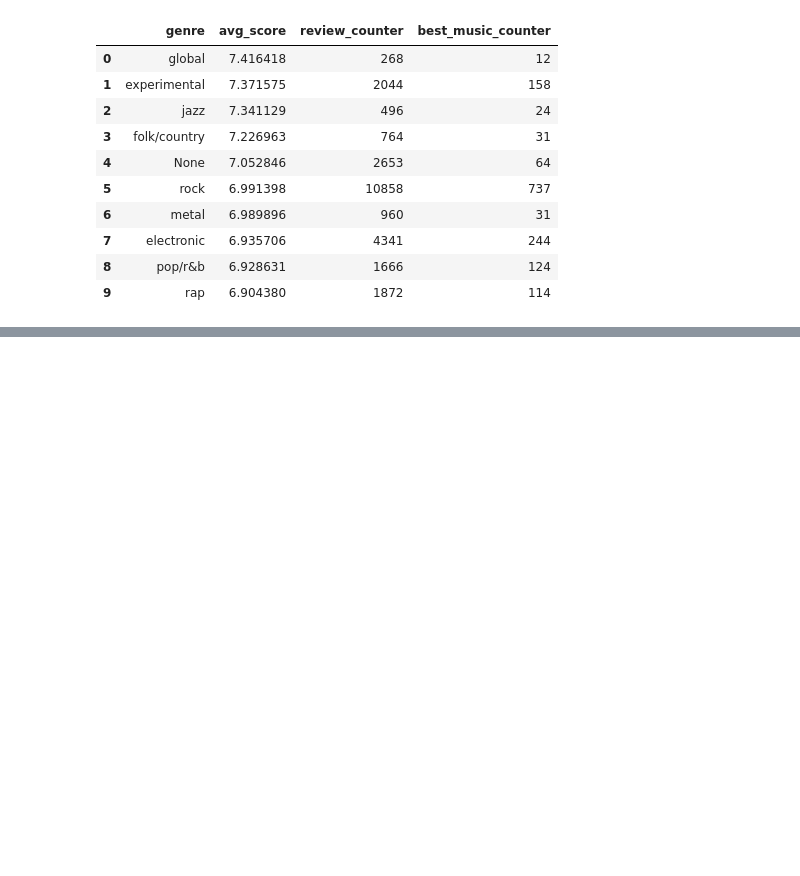
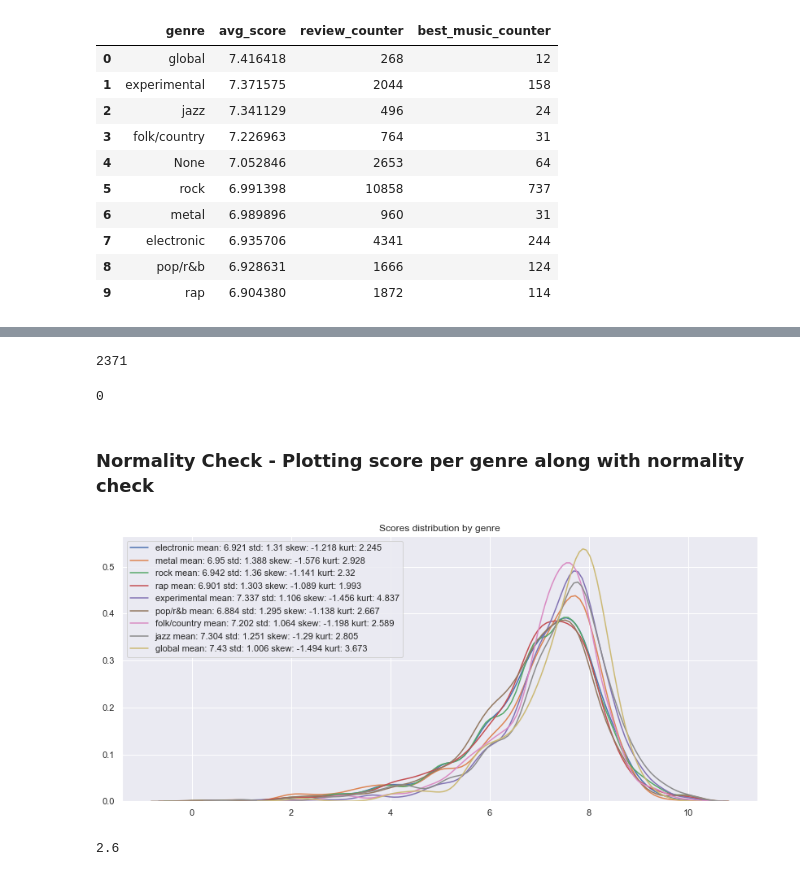
Before and after one commit to lindseyberlin/Revised-Module-3-Project, a Jupyter notebook: Question1 - Bias by Genre.ipynb, the cells around one changed output, grey strips where cells are left out. Saved outputs shown, nothing was run; the diff lists cells and outputs as text; code cells hidden in the pictures; blank space fills up the shorter version.

```diff
--- a/Question1 - Bias by Genre.ipynb
+++ b/Question1 - Bias by Genre.ipynb
@@ -68,0 +160,51 @@ df.head()
+# %%
+# Looking at NA genre values
+reviews_df.genre.isna().sum()
+
+# Observations : There is 2371 reviews with no genre assigned. This is quite large compared with the total
+# number of reviews. Normally we wouldn't remove them but as we are conducting an analysis on genre we are going to
+# remove them. No genre would not allow us to say if there is a bias on genre.
+# %% [output]
+2371
+# %%
+# Removing reviews with no genre assigned
+reviews_df.dropna(subset=['genre'], inplace=True)
+reviews_df.genre.isna().sum()
+# %% [output]
+0
+# %% [markdown]
+### Normality Check - Plotting score per genre along with normality check
+# %%
+# Display scoring distribution by genre to see significant effect size in distribution means.
+
+# Retrieve and store list of genres
+genres = reviews_df['genre'].unique()
+
+# Define our plot function
+def plot_distribution(ds: pd.DataFrame, label: str):
+    '''
+    Plot pandas DataSerie distribution along with the skewness and kurtosis measure.
+    '''
+    # skewness and kurtosis
+    skew = round(stats.skew(ds), 3)
+    kurtosis = round(stats.kurtosis(ds), 3)
+
+    # Mean and variance
+    mu = round(ds.mean(), 3)
+    std = round(ds.std(), 3)
+
+    # Plot dataset distribution
+    sns.kdeplot(ds, label='{} mean: {} std: {} skew: {} kurt: {}'.format(label, mu, std, skew, kurtosis))
+
+# Plot our genre distributions
+fig = plt.figure(figsize=(14,6))
+for genre in genres:
+    # Retrieve genre dataset
+    genre_df = reviews_df[reviews_df['genre'] == genre]
+    plot_distribution(genre_df['score'], genre)
+
+# Set title and legends
+plt.legend()
+plt.title('Scores distribution by genre');
+# %% [output]
+[figure, added]
@@ -68,0 +215,5 @@ df.head()
+# %%
+# Removing the 1% lowest scores
+reviews_df['score'].quantile(.01)
+# %% [output]
+2.6
```
Also changed, not shown: parts of 27 cells of this notebook, 1 other file.
